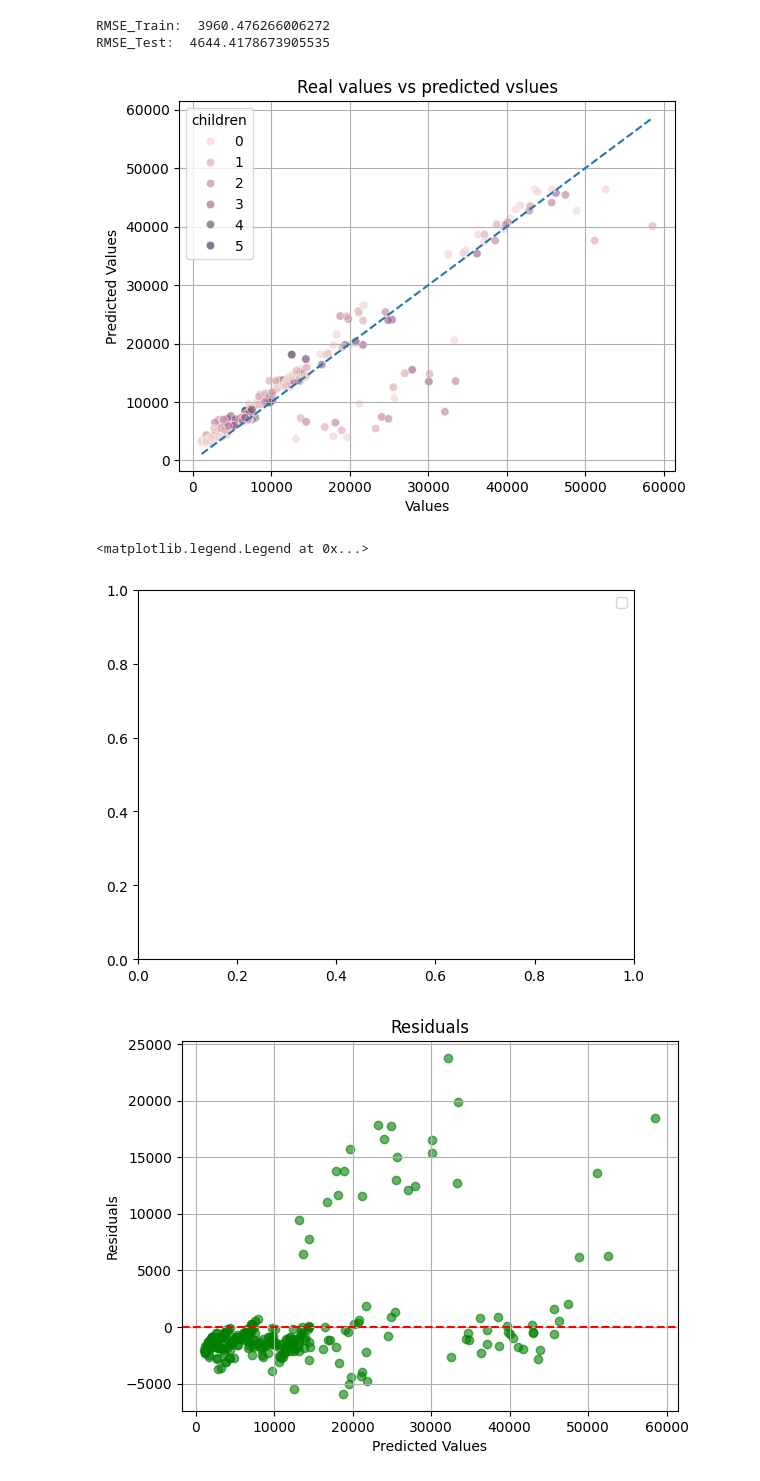
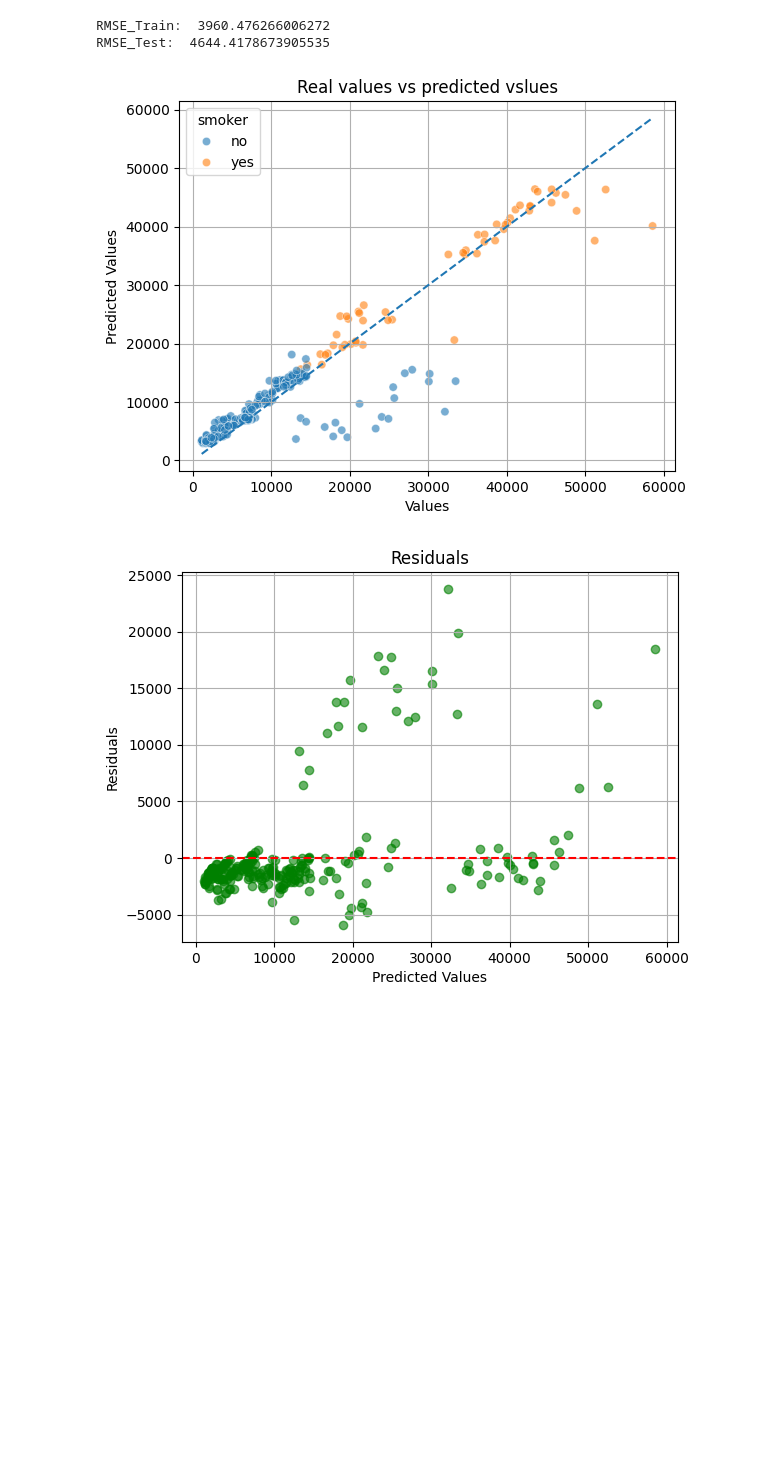
Before and after one commit to Genc98/kunskapskontroll_ai, a Jupyter notebook: machine_learning_project.ipynb, the cells around one changed output. Saved outputs shown, nothing was run; the diff lists cells and outputs as text; code cells hidden in the pictures; blank space fills up the shorter version.

```diff
--- a/machine_learning_project.ipynb
+++ b/machine_learning_project.ipynb
@@ -462,18 +483,15 @@ RMSE_Test:  4644.4178673905535
 y_pred = best_model.predict(X_test_final)
 # %%
 #plt.scatter(y_test, y_pred, alpha=0.6, c=(X_test["smoker"] == "yes"))
-sns.scatterplot(x=y_test, y=y_pred, alpha=0.6, hue=X_test.children)
+sns.scatterplot(x=y_test, y=y_pred, alpha=0.6, hue=X_test.smoker)
 plt.plot([y_test.min(), y_test.max()], [y_test.min(), y_test.max()],linestyle='--')
 plt.title('Real values vs predicted vslues')
 plt.xlabel('Values')
 plt.ylabel('Predicted Values')
 plt.grid()
 plt.show()
-plt.legend()
 # %% [output]
-[figure, old version]
+[figure, new version]
-<matplotlib.legend.Legend at 0x...>
-[figure, removed]
 # %%
 residuals = y_test - y_pred
 plt.scatter(y_test, residuals, alpha=0.6, color='green')
```
Also changed, not shown: parts of 4 cells of this notebook, 5 other files.
